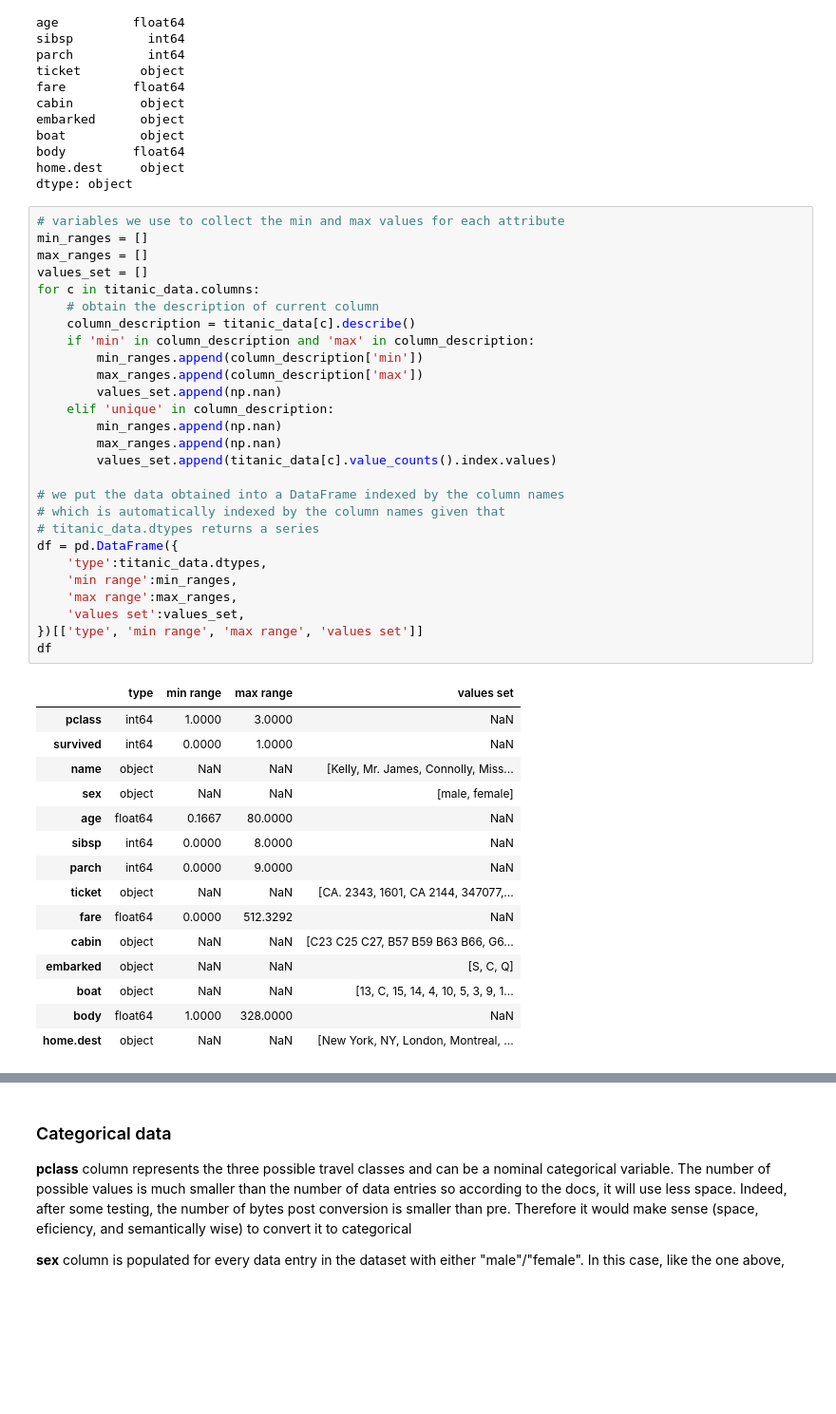
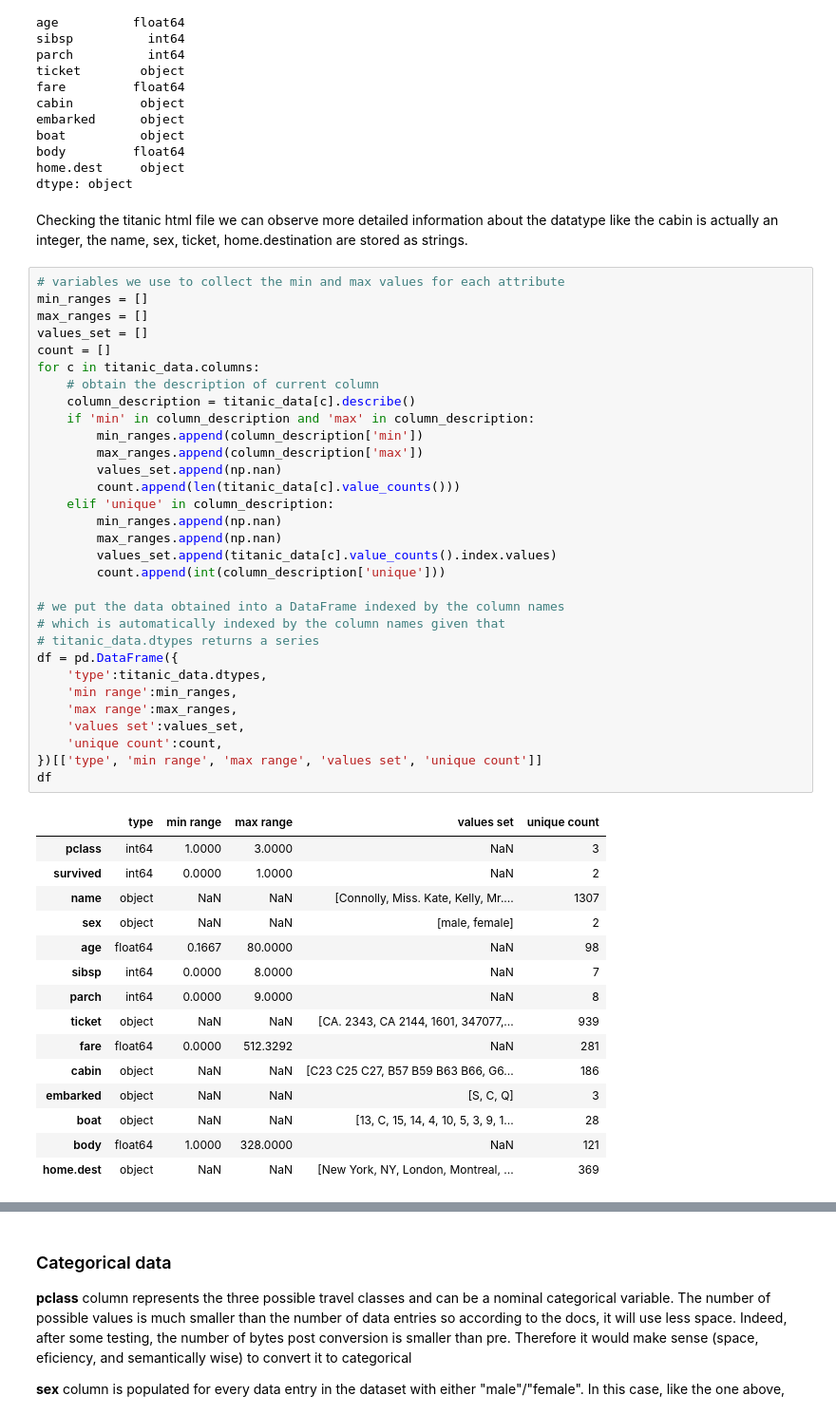
Before and after one commit to baetuc/ADA-CS-401, a Jupyter notebook: Homework 1.ipynb, the cells around one changed output, grey strips where cells are left out. Shown at 95% size. Saved outputs shown, nothing was run; the diff lists cells and outputs as text; blank space fills up the shorter version.

```diff
--- a/Homework 1.ipynb
+++ b/Homework 1.ipynb
@@ -1110,46 +1110,52 @@ boat          object
 body         float64
 home.dest     object
 dtype: object
+# %% [markdown]
+Checking the titanic html file we can observe more detailed information about the datatype like the cabin is actually an integer, the name, sex, ticket, home.destination are stored as strings.
 # %%
 # variables we use to collect the min and max values for each attribute
 min_ranges = []
 max_ranges = []
 values_set = []
+count = []
 for c in titanic_data.columns:
     # obtain the description of current column
     column_description = titanic_data[c].describe()
     if 'min' in column_description and 'max' in column_description:
         min_ranges.append(column_description['min'])
         max_ranges.append(column_description['max'])
         values_set.append(np.nan)
+        count.append(len(titanic_data[c].value_counts()))
     elif 'unique' in column_description:
         min_ranges.append(np.nan)
         max_ranges.append(np.nan)
         values_set.append(titanic_data[c].value_counts().index.values)
+        count.append(int(column_description['unique']))
 
 # we put the data obtained into a DataFrame indexed by the column names
 # which is automatically indexed by the column names given that
 # titanic_data.dtypes returns a series
 df = pd.DataFrame({
     'type':titanic_data.dtypes,
     'min range':min_ranges,
     'max range':max_ranges,
     'values set':values_set,
-})[['type', 'min range', 'max range', 'values set']]
+    'unique count':count,
+})[['type', 'min range', 'max range', 'values set', 'unique count']]
 df
 # %% [output]
-|  | type | min range | max range | values set |
-| pclass | int64 | 1.0000 | 3.0000 | NaN |
-| survived | int64 | 0.0000 | 1.0000 | NaN |
-| name | object | NaN | NaN | [Kelly, Mr. James, Connolly, Miss... |
-| sex | object | NaN | NaN | [male, female] |
-| age | float64 | 0.1667 | 80.0000 | NaN |
-| sibsp | int64 | 0.0000 | 8.0000 | NaN |
-| parch | int64 | 0.0000 | 9.0000 | NaN |
-| ticket | object | NaN | NaN | [CA. 2343, 1601, CA 2144, 347077,... |
-| fare | float64 | 0.0000 | 512.3292 | NaN |
-| cabin | object | NaN | NaN | [C23 C25 C27, B57 B59 B63 B66, G6... |
-| embarked | object | NaN | NaN | [S, C, Q] |
-| boat | object | NaN | NaN | [13, C, 15, 14, 4, 10, 5, 3, 9, 1... |
-| body | float64 | 1.0000 | 328.0000 | NaN |
-| home.dest | object | NaN | NaN | [New York, NY, London, Montreal, ... |
+|  | type | min range | max range | values set | unique count |
+| pclass | int64 | 1.0000 | 3.0000 | NaN | 3 |
+| survived | int64 | 0.0000 | 1.0000 | NaN | 2 |
+| name | object | NaN | NaN | [Connolly, Miss. Kate, Kelly, Mr.... | 1307 |
+| sex | object | NaN | NaN | [male, female] | 2 |
+| age | float64 | 0.1667 | 80.0000 | NaN | 98 |
+| sibsp | int64 | 0.0000 | 8.0000 | NaN | 7 |
+| parch | int64 | 0.0000 | 9.0000 | NaN | 8 |
+| ticket | object | NaN | NaN | [CA. 2343, CA 2144, 1601, 347077,... | 939 |
+| fare | float64 | 0.0000 | 512.3292 | NaN | 281 |
+| cabin | object | NaN | NaN | [C23 C25 C27, B57 B59 B63 B66, G6... | 186 |
+| embarked | object | NaN | NaN | [S, C, Q] | 3 |
+| boat | object | NaN | NaN | [13, C, 15, 14, 4, 10, 5, 3, 9, 1... | 28 |
+| body | float64 | 1.0000 | 328.0000 | NaN | 121 |
+| home.dest | object | NaN | NaN | [New York, NY, London, Montreal, ... | 369 |
```
Also changed, not shown: parts of 20 cells of this notebook.
